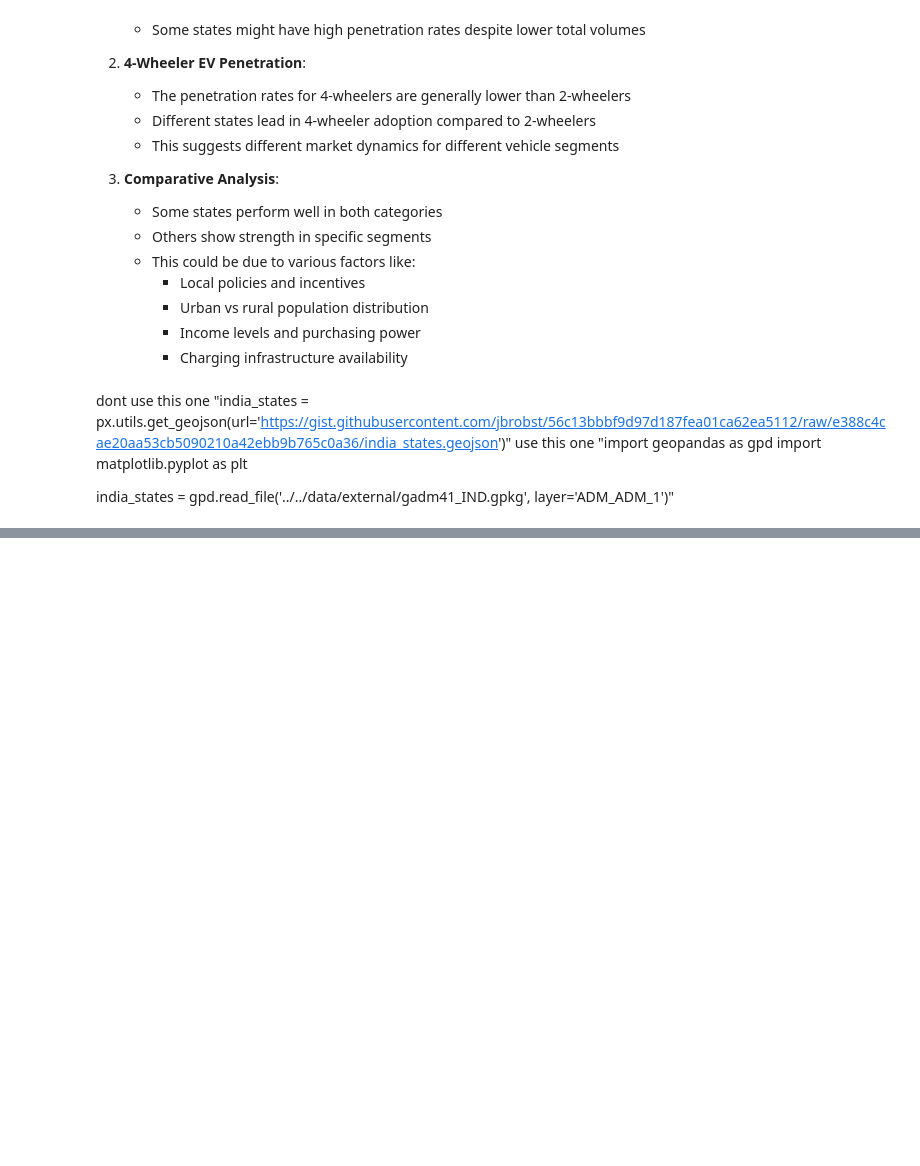
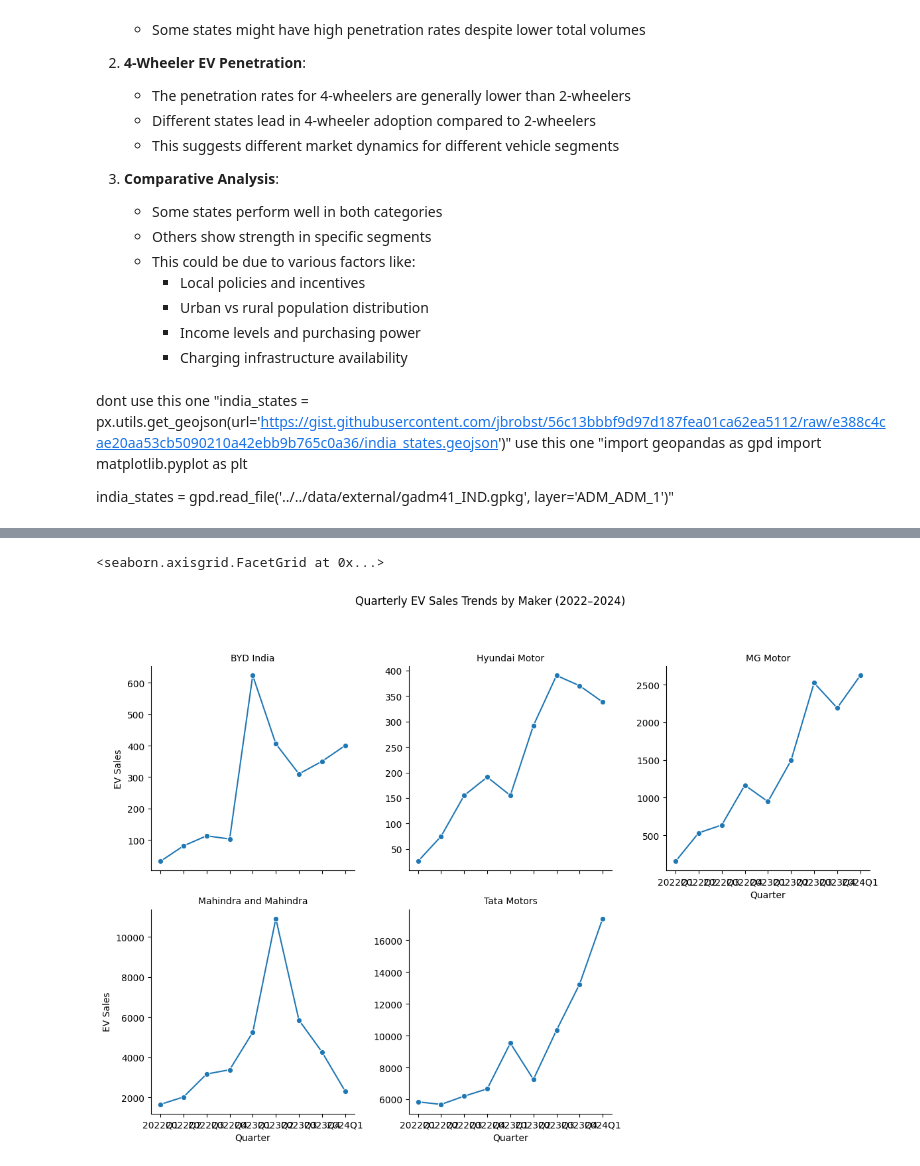
Before and after one commit to sadiqhasanrupani/ev-analysis, a Jupyter notebook: notebooks/research/3_research_question_analysis.ipynb, the cells around one changed output, grey strips where cells are left out. Cells and saved outputs as stored; diff of their text form; code cells hidden in the pictures; blank space fills up the shorter version.

```diff
--- a/notebooks/research/3_research_question_analysis.ipynb
+++ b/notebooks/research/3_research_question_analysis.ipynb
@@ -567,0 +680,12 @@ plot_ev_penetration_map(
+# %%
+import seaborn as sns
+
+g = sns.FacetGrid(grouped_df, col="maker", col_wrap=3, height=4, sharey=False)
+g.map_dataframe(sns.lineplot, x="quarter", y="ev_sales", marker='o')
+g.set_axis_labels("Quarter", "EV Sales")
+g.set_titles(col_template="{col_name}")
+g.fig.suptitle("Quarterly EV Sales Trends by Maker (2022–2024)", y=1.05)
+g.tight_layout()
+# %% [output]
+<seaborn.axisgrid.FacetGrid at 0x...>
+[figure, added]
```
Also changed, not shown: parts of 66 cells of this notebook, 6 other files.
